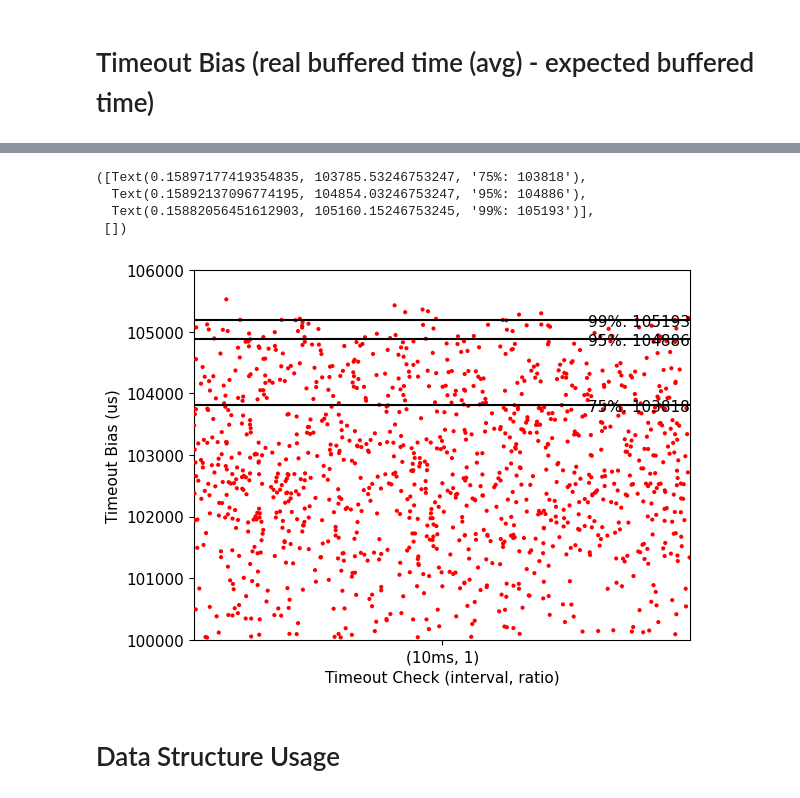
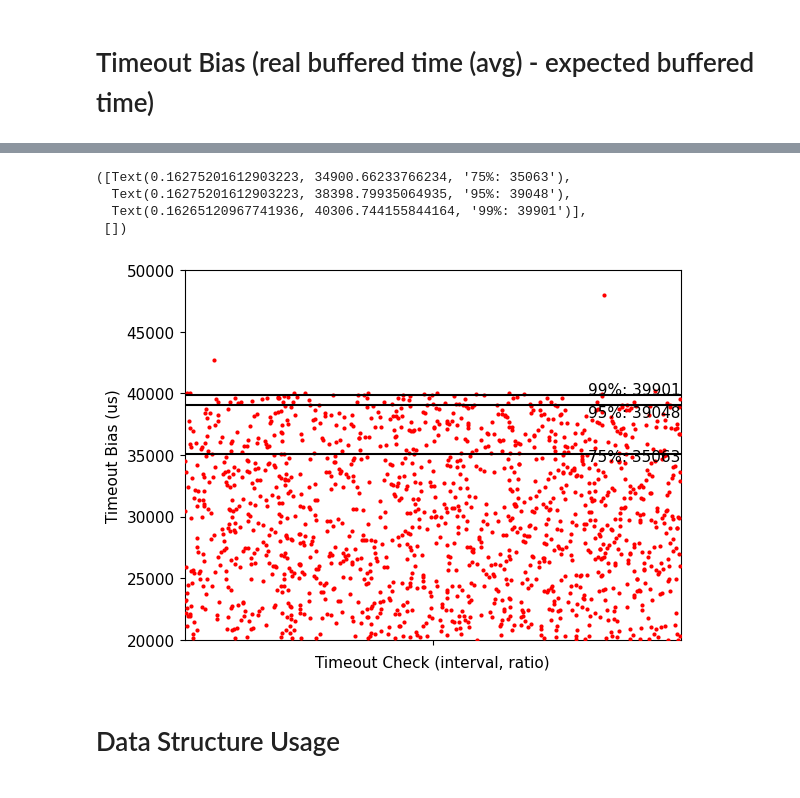
Before and after one commit to zhihao1998/ChamaleoNet, a Jupyter notebook: analysis/pkt_process_time.ipynb, the cells around one changed output, grey strips where cells are left out. Cells and saved outputs as stored; diff of their text form; code cells hidden in the pictures.

```diff
--- a/analysis/pkt_process_time.ipynb
+++ b/analysis/pkt_process_time.ipynb
@@ -44,6 +61,6 @@ fastplot.plot((pkt_process_time_df['time'], pkt_process_time_df['pkt_process_tim
 # %%
-sns.stripplot(x='ratio', y='pkt_process_time',
-              size=3, hue='ratio', legend=False,
+sns.stripplot(y='pkt_process_time',
+              size=3, legend=False,
               data=pkt_process_time_df, jitter=0.2)
 plt.ylabel('Packet Processing Time (us)')
 plt.xlabel('Timeout Check (interval, ratio)')
@@ -52,7 +69,7 @@ plt.yscale('log')
 texts = []
 for index, ratio in enumerate(['(10ms, 1)']):
     for q in [75, 95, 99]:
-        quantile = pkt_process_time_df[pkt_process_time_df['ratio'] == ratio]['pkt_process_time'].quantile(q/100)
+        quantile = pkt_process_time_df['pkt_process_time'].quantile(q/100)
         plt.hlines(quantile, index-0.2, index+0.2, colors='black', zorder=10)
         texts.append(plt.text(index+0.4, quantile, f'{q}%: {quantile:.0f}', ha='center', va='center', color='black'))
 
@@ -107,33 +79,2 @@ for index, ratio in enumerate(['(10ms, 1)']):
 # %% [markdown]
 # Timeout Bias (real buffered time (avg) - expected buffered time)
-# %%
-timeout_bias = []
-
-with open('../log/stat.log', 'r') as f:
-    lines = f.readlines()
-    for line in lines:
-        if 'check_timeout_periodic:' in line:
-            sample_time = float(line.split(' ')[0])
-            timeout_bias.append({'ratio': '(10ms, 1)', 'time': sample_time, 'avg_timeout': float(line.split()[-2])})
-
-# with open('log/stat-10ms-0.5.log', 'r') as f:
-#     lines = f.readlines()
-#     for line in lines:
-#         if 'check_timeout_periodic:' in line:
-#             timeout_bias.append({'ratio': '(10ms, 1/2)', 'avg_timeout_bias': float(line.split()[-2])})
-
-# with open('log/stat-5ms-0.25.log', 'r') as f:
-#     lines = f.readlines()
-#     for line in lines:
-#         if 'check_timeout_periodic:' in line:
-#             timeout_bias.append({'ratio': '(5ms, 1/4)', 'avg_timeout_bias': float(line.split()[-2])})
-
-# with open('log/stat-2ms-0.1.log', 'r') as f:
-#     lines = f.readlines()
-#     for line in lines:
-#         if 'check_timeout_periodic:' in line:
-#             timeout_bias.append({'ratio': '(2ms, 1/10)', 'avg_timeout_bias': float(line.split()[-2])})
-
-timeout_bias_df = pd.DataFrame(timeout_bias).sort_values('time')
-timeout_bias_df['avg_timeout'] = timeout_bias_df['avg_timeout']
-timeout_bias_df.head()
@@ -147,25 +81,25 @@ timeout_bias_df.head()
 # %%
-sns.stripplot(x='ratio', y='avg_timeout',
-              size=3, hue='ratio', legend=False,
-              data=timeout_bias_df, jitter=0.2)
+sns.stripplot(y='timeout',
+              size=3, legend=False,
+              data=timeout_df, jitter=0.2)
 plt.ylabel('Timeout Bias (us)')
 plt.xlabel('Timeout Check (interval, ratio)')
 # plt.yscale('log')
 
 texts = []
 for index, ratio in enumerate(['(10ms, 1)']):
     for q in [75, 95, 99]:
-        quantile = timeout_bias_df[timeout_bias_df['ratio'] == ratio]['avg_timeout'].quantile(q/100)
+        quantile = timeout_df['timeout'].quantile(q/100)
         plt.hlines(quantile, index-0.2, index+0.2, colors='black', zorder=10)
         texts.append(plt.text(index+0.4, quantile, f'{q}%: {quantile:.0f}', ha='center', va='center', color='black'))
 
 adjust_text(texts, avoid_self=True, only_move={"text": "y", "static": "y", "explore": '', 'pull': ''}, explode_radius=0)
 # %% [output]
-([Text(0.15897177419354835, 103785.53246753247, '75%: 103818'),
-  Text(0.15892137096774195, 104854.03246753247, '95%: 104886'),
-  Text(0.15882056451612903, 105160.15246753245, '99%: 105193')],
+([Text(0.16275201612903223, 34900.66233766234, '75%: 35063'),
+  Text(0.16275201612903223, 38398.79935064935, '95%: 39048'),
+  Text(0.16265120967741936, 40306.744155844164, '99%: 39901')],
  [])
-[figure, old version]
+[figure, new version]
 # %% [markdown]
 # Data Structure Usage
 # %%
```
Also changed, not shown: parts of 20 cells of this notebook, 9 other files.
